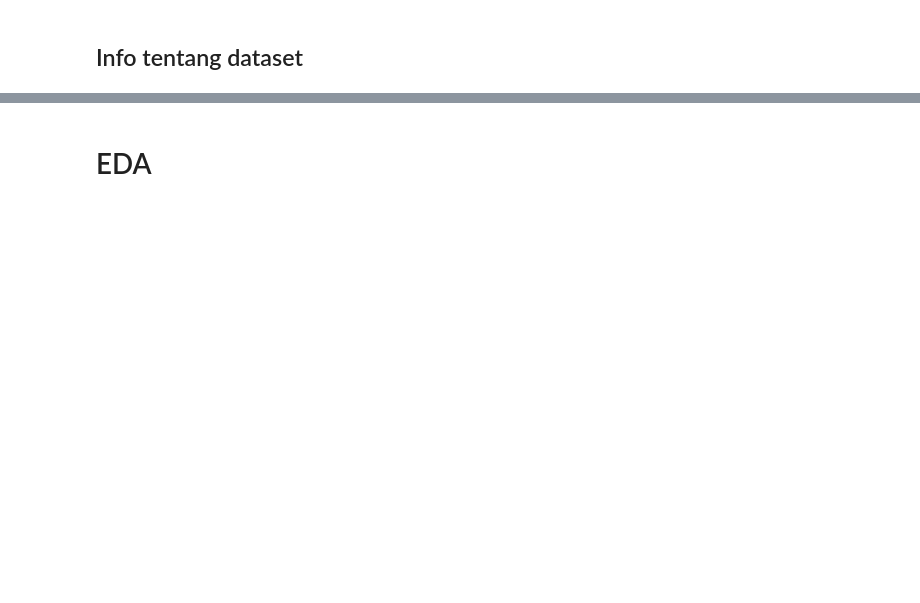
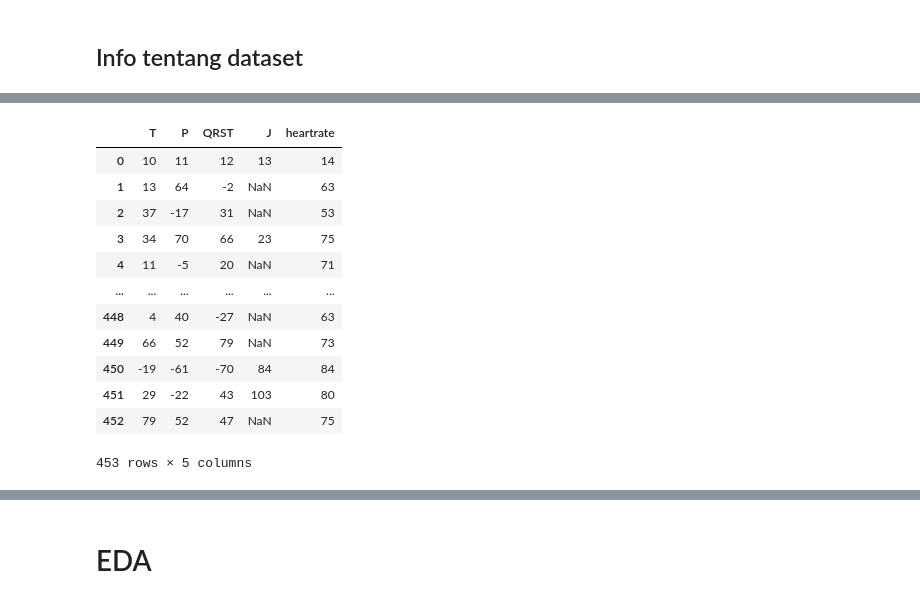
Before and after one commit to khalilullahalfaath/case_based_1_ML, a Jupyter notebook: Case_based_1_ML.ipynb, the cells around one changed output, grey strips where cells are left out. Drawn from its saved outputs; the diff is of its cells as text; code cells hidden in the pictures; blank space fills up the shorter version.

```diff
--- a/Case_based_1_ML.ipynb
+++ b/Case_based_1_ML.ipynb
@@ -130,0 +142,2 @@ df.describe()
+# %%
+df = df.replace('?',np.nan)
@@ -130,0 +152,16 @@ df.describe()
+# %%
+df[df.columns[df.isnull().any()]]
+# %% [output]
+|  | T | P | QRST | J | heartrate |
+| 0 | 10 | 11 | 12 | 13 | 14 |
+| 1 | 13 | 64 | -2 | NaN | 63 |
+| 2 | 37 | -17 | 31 | NaN | 53 |
+| 3 | 34 | 70 | 66 | 23 | 75 |
+| 4 | 11 | -5 | 20 | NaN | 71 |
+| ... | ... | ... | ... | ... | ... |
+| 448 | 4 | 40 | -27 | NaN | 63 |
+| 449 | 66 | 52 | 79 | NaN | 73 |
+| 450 | -19 | -61 | -70 | 84 | 84 |
+| 451 | 29 | -22 | 43 | 103 | 80 |
+| 452 | 79 | 52 | 47 | NaN | 75 |
+453 rows × 5 columns
```
Also changed, not shown: parts of 20 cells of this notebook.
